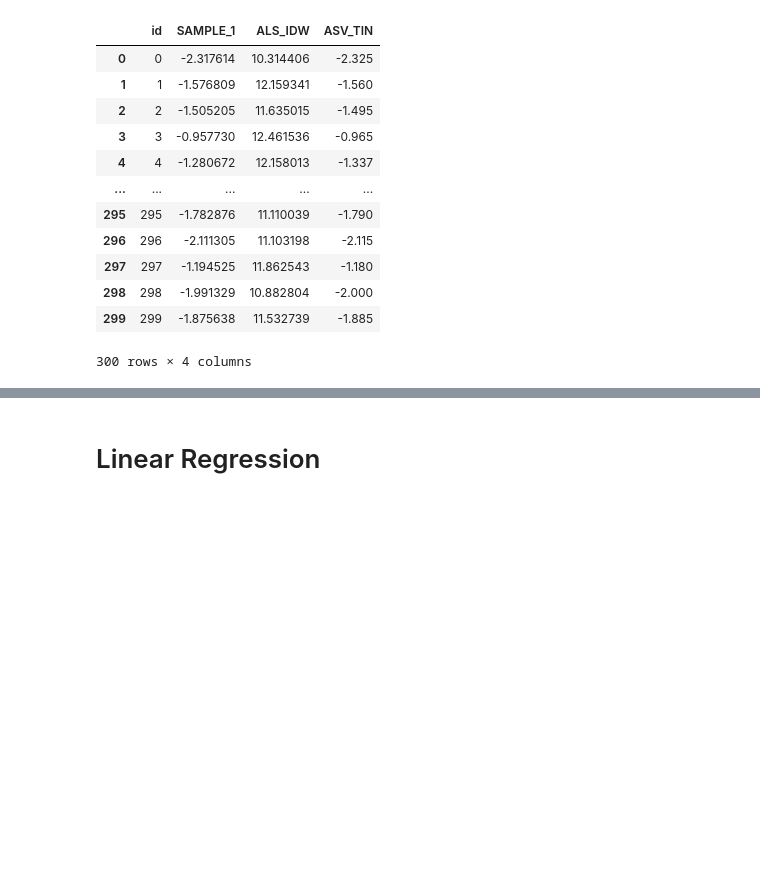
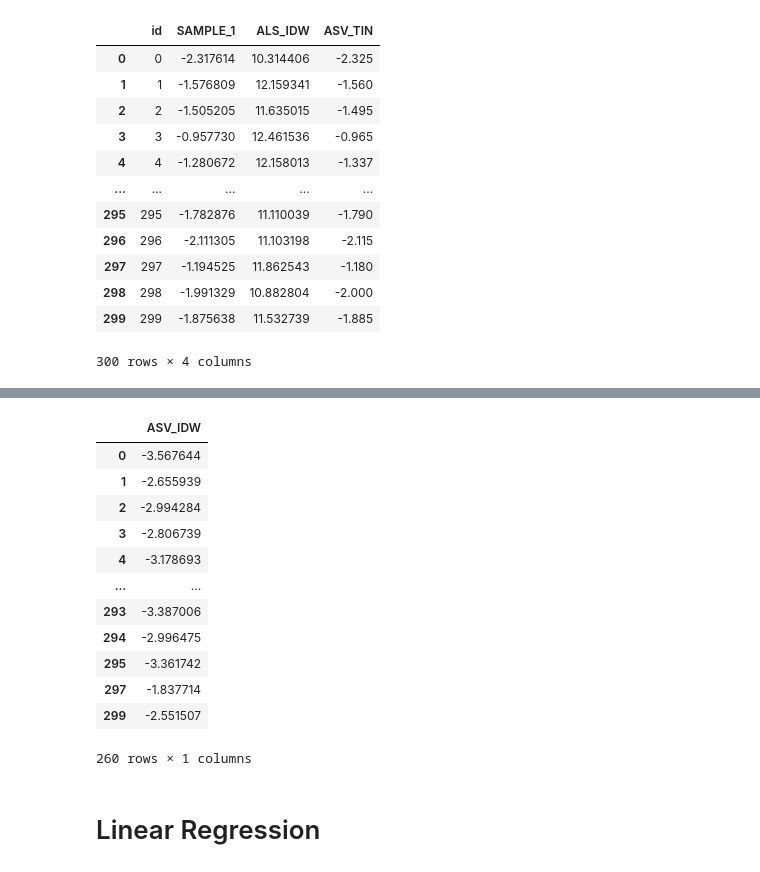
Before and after one commit to susannakukka/bathymetric-model-analysis, a Jupyter notebook: notebooks/RMSE.ipynb, the cells around one changed output, grey strips where cells are left out. Saved outputs shown, nothing was run; the diff lists cells and outputs as text; code cells hidden in the pictures; blank space fills up the shorter version.

```diff
--- a/notebooks/RMSE.ipynb
+++ b/notebooks/RMSE.ipynb
@@ -922,3 +946,19 @@ nuorgam_corr_asv["ASV_TIN"].corr(nuorgam_corr_asv["ALS_IDW"])
+# %%
+x
+# %% [output]
+|  | ASV_IDW |
+| 0 | -3.567644 |
+| 1 | -2.655939 |
+| 2 | -2.994284 |
+| 3 | -2.806739 |
+| 4 | -3.178693 |
+| ... | ... |
+| 293 | -3.387006 |
+| 294 | -2.996475 |
+| 295 | -3.361742 |
+| 297 | -1.837714 |
+| 299 | -2.551507 |
+260 rows × 1 columns
 # %% [markdown]
 # Linear Regression
 # %%
```
Also changed, not shown: parts of 21 cells of this notebook, 1 other file.
